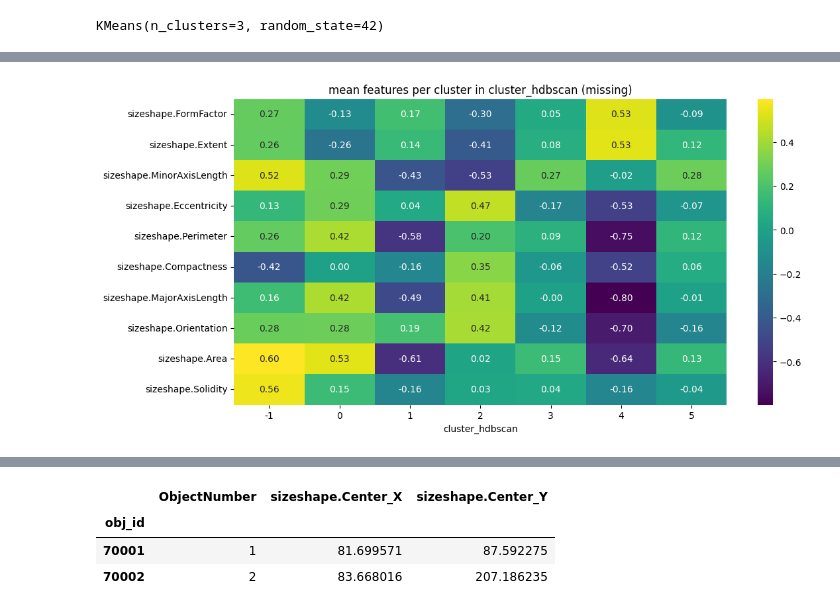
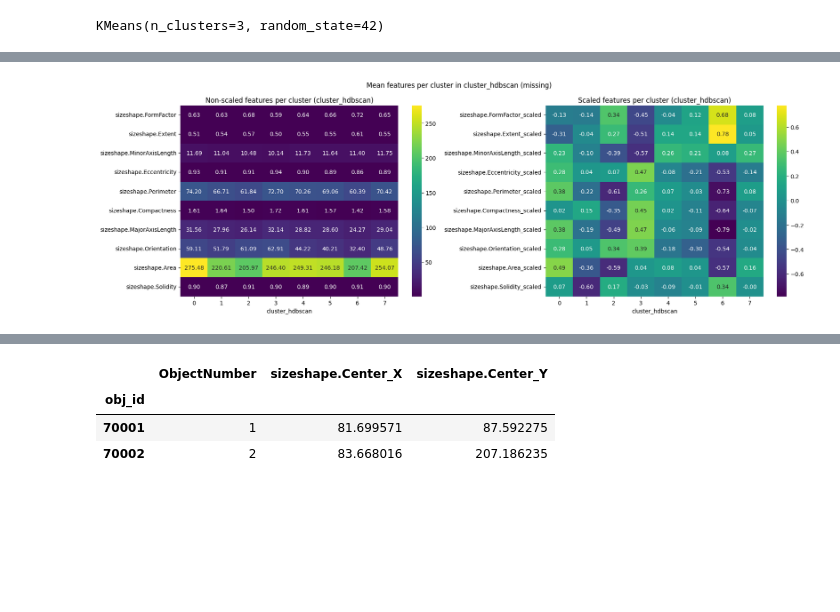
Before and after one commit to alex-sbol/pseudotime, a Jupyter notebook: pseudotime_clustering.ipynb, the cells around one changed output, grey strips where cells are left out. Drawn from its saved outputs; the diff is of its cells as text; code cells hidden in the pictures; blank space fills up the shorter version.

```diff
--- a/pseudotime_clustering.ipynb
+++ b/pseudotime_clustering.ipynb
@@ -43,7 +43,7 @@ def plot_kmeans_mean_shapes(X, labels):
     plt.show()
 # %%
 
-SD_clean = pd.read_pickle("datasets/pseudotime_cells_clean_1476.pkl")
+SD_clean = pd.read_pickle("checkpoints/pseudotime_cells_clean_1462.pkl")
 
 n = 6  # minimum required length
 
@@ -218,13 +219,14 @@ from sklearn.preprocessing import StandardScaler
 scaler = StandardScaler()
 scaled = scaler.fit_transform(SD_clean[feats_CPmeasure])
 
-SD_scaled = SD_clean.copy()
-SD_scaled[feats_CPmeasure] = scaled
+feats_CPmeasure_scaled = [f + "_scaled" for f in feats_CPmeasure]
+
+SD_clean[feats_CPmeasure_scaled] = scaled
 
 
 
 sns.heatmap(
-    SD_scaled[feats_CPmeasure + ['cluster_kmeans']]
+    SD_clean[feats_CPmeasure_scaled + ['cluster_kmeans']]
     .groupby('cluster_kmeans')
     .mean()
     .T,
@@ -232,7 +234,5 @@ sns.heatmap(
     annot=True,
     fmt=".2f"
 )
-
-#Is cluster 3 an outlier cluster with very small cells?
 # %% [output]
 <Axes: xlabel='cluster_kmeans'>
@@ -354,7 +359,7 @@ clusterer = hdbscan.HDBSCAN(
 mapper = umap.UMAP(
     metric="precomputed",
     n_neighbors=15,
-    min_dist=0.1,
+    min_dist=0.025,
     random_state=42
 )
 
@@ -473,27 +480,63 @@ for lab in np.unique(labels_hdb):
 # %%
-SD_scaled["cluster_hdbscan"] = labels_hdb
+SD_clean["cluster_hdbscan"] = labels_hdb
 
-def plot_metadata_heatmap(df, features, cluster_col, title="missing"):
-    plt.figure(figsize=(12,6))
-    sns.heatmap(
-        df[features + [cluster_col]]
+def plot_metadata_heatmap(
+    df,
+    scaled_features,
+    non_scaled_features,
+    cluster_col,
+    title="missing"
+):
+    fig, axes = plt.subplots(1, 2, figsize=(18, 6), sharey=False)
+
+    # --- Non-scaled features heatmap ---
+    non_scaled_data = (
+        df[non_scaled_features + [cluster_col]]
         .groupby(cluster_col)
         .mean()
-        .T,
+        .T
+    )
+
+    sns.heatmap(
+        non_scaled_data,
         cmap="viridis",
         annot=True,
         fmt=".2f",
+        ax=axes[0]
     )
-    plt.title(f"mean features per cluster in {cluster_col} ({title})")
+
+    axes[0].set_title(f"Non-scaled features per cluster ({cluster_col})")
+
+    # --- Scaled features heatmap ---
+    scaled_data = (
+        df[scaled_features + [cluster_col]]
+        .groupby(cluster_col)
+        .mean()
+        .T
+    )
+
+    sns.heatmap(
+        scaled_data,
+        cmap="viridis",
+        annot=True,
+        fmt=".2f",
+        ax=axes[1]
+    )
+
+    axes[1].set_title(f"Scaled features per cluster ({cluster_col})")
+
+    fig.suptitle(f"Mean features per cluster in {cluster_col} ({title})")
+
+    plt.tight_layout()
     plt.show()
 
 
 
-
 plot_metadata_heatmap(
-    SD_scaled,
-    feats_CPmeasure,                # your list of metadata/morphology features
+    SD_clean,
+    feats_CPmeasure_scaled,
+    feats_CPmeasure,
     "cluster_hdbscan"
 )
 # %% [output]
-[figure, old version]
+[figure, new version]
```
Also changed, not shown: parts of 25 cells of this notebook, 7 other files.
